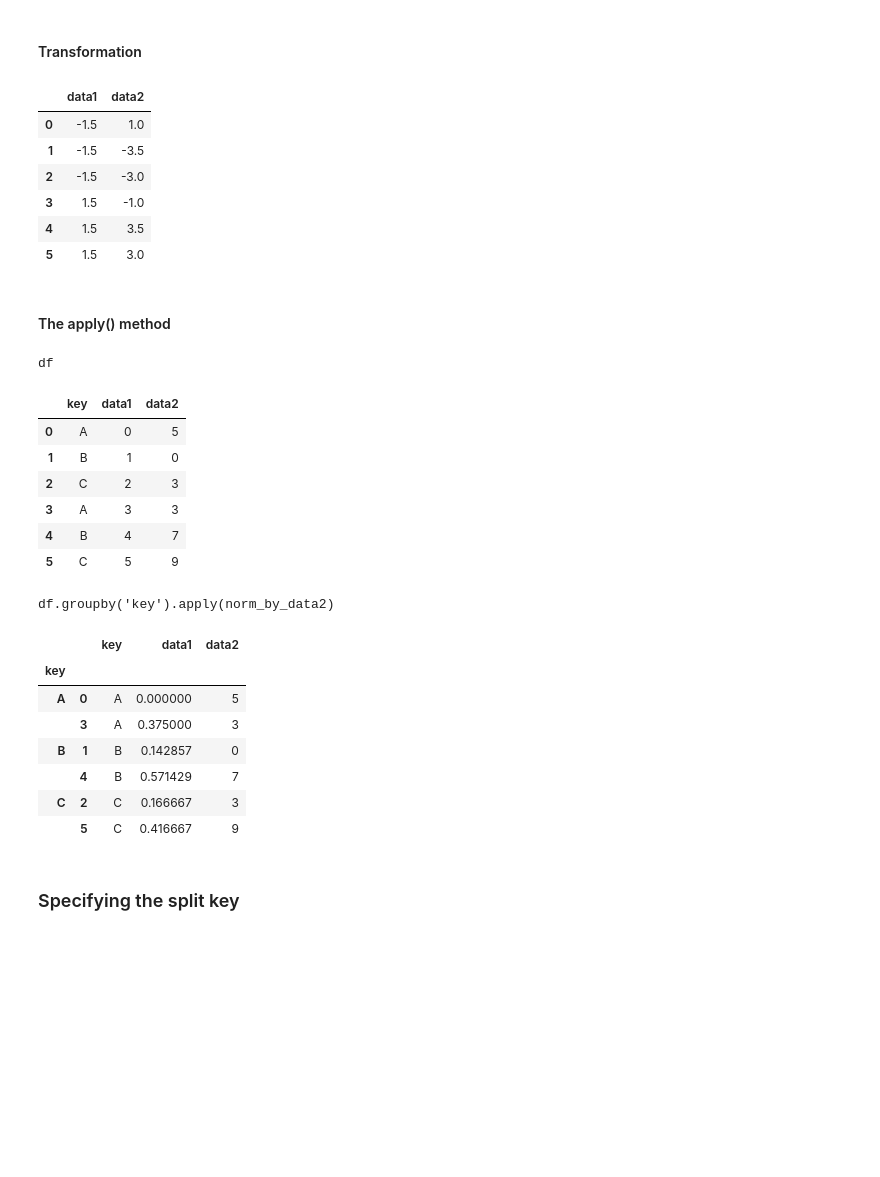
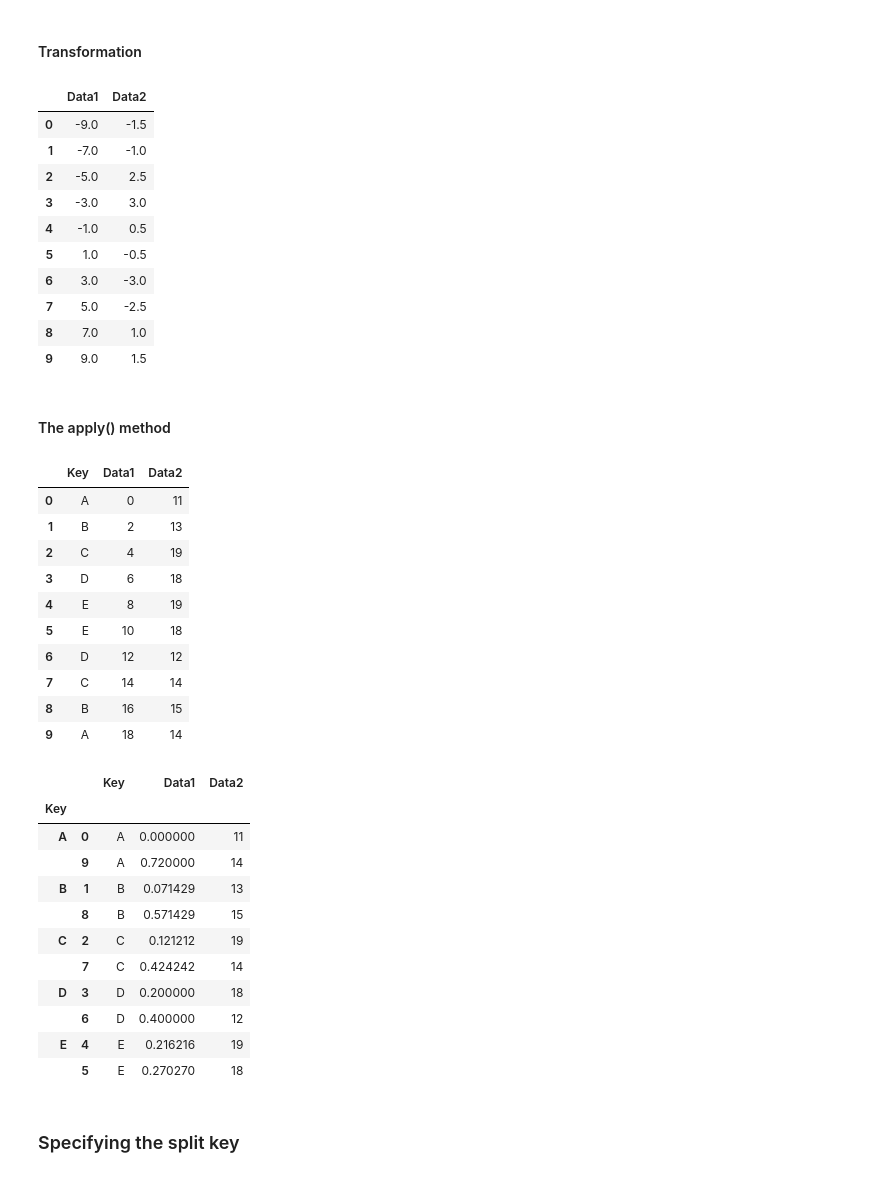
Before and after one commit to ZacharyCone7/SSE591_Week3, a Jupyter notebook: Week 3/Week 3 Examples.ipynb, the cells around one changed output. Saved outputs shown, nothing was run; the diff lists cells and outputs as text; code cells hidden in the pictures; blank space fills up the shorter version.

```diff
--- a/Week 3/Week 3 Examples.ipynb
+++ b/Week 3/Week 3 Examples.ipynb
@@ -1077,10 +976,10 @@ Length: 80, dtype: float64
 # %% [markdown]
 ### Aggregate, filter, transform, apply
 # %%
-rng = np.random.RandomState(0)
-df = pd.DataFrame({'key': ['A', 'B', 'C', 'A', 'B', 'C'],
-                   'data1': range(6),
-                   'data2': rng.randint(0, 10, 6)},
-                   columns = ['key', 'data1', 'data2'])
+rng = np.random.RandomState(99)
+df = pd.DataFrame({'Key': ['A', 'B', 'C', 'D', 'E', 'E', 'D', 'C', 'B', 'A'],
+                   'Data1': range(0, 20, 2),
+                   'Data2': rng.randint(10, 20, 10)},
+                   columns = ['Key', 'Data1', 'Data2'])
 df
 # %% [output]
@@ -1142,41 +1052,51 @@ df.groupby('key').filter(filter_func)
 # %% [markdown]
 #### Transformation
 # %%
-df.groupby('key').transform(lambda x: x - x.mean())
+df.groupby('Key').transform(lambda x: x - x.mean())
 # %% [output]
-|  | data1 | data2 |
-| 0 | -1.5 | 1.0 |
-| 1 | -1.5 | -3.5 |
-| 2 | -1.5 | -3.0 |
-| 3 | 1.5 | -1.0 |
-| 4 | 1.5 | 3.5 |
-| 5 | 1.5 | 3.0 |
+|  | Data1 | Data2 |
+| 0 | -9.0 | -1.5 |
+| 1 | -7.0 | -1.0 |
+| 2 | -5.0 | 2.5 |
+| 3 | -3.0 | 3.0 |
+| 4 | -1.0 | 0.5 |
+| 5 | 1.0 | -0.5 |
+| 6 | 3.0 | -3.0 |
+| 7 | 5.0 | -2.5 |
+| 8 | 7.0 | 1.0 |
+| 9 | 9.0 | 1.5 |
 # %% [markdown]
 #### The apply() method
 # %%
 def norm_by_data2(x):
     # x is a DataFrame of group values
-    x['data1'] /= x['data2'].sum()
+    x['Data1'] /= x['Data2'].sum()
     return x
 
-display('df', "df.groupby('key').apply(norm_by_data2)")
+display(df, df.groupby('Key').apply(norm_by_data2))
 # %% [output]
-df
-|  | key | data1 | data2 |
-| 0 | A | 0 | 5 |
-| 1 | B | 1 | 0 |
-| 2 | C | 2 | 3 |
-| 3 | A | 3 | 3 |
-| 4 | B | 4 | 7 |
-| 5 | C | 5 | 9 |
+|  | Key | Data1 | Data2 |
+| 0 | A | 0 | 11 |
+| 1 | B | 2 | 13 |
+| 2 | C | 4 | 19 |
+| 3 | D | 6 | 18 |
+| 4 | E | 8 | 19 |
+| 5 | E | 10 | 18 |
+| 6 | D | 12 | 12 |
+| 7 | C | 14 | 14 |
+| 8 | B | 16 | 15 |
+| 9 | A | 18 | 14 |
-df.groupby('key').apply(norm_by_data2)
-|  |  | key | data1 | data2 |
-| key |  |  |  |  |
-| A | 0 | A | 0.000000 | 5 |
-|  | 3 | A | 0.375000 | 3 |
-| B | 1 | B | 0.142857 | 0 |
-|  | 4 | B | 0.571429 | 7 |
-| C | 2 | C | 0.166667 | 3 |
-|  | 5 | C | 0.416667 | 9 |
+|  |  | Key | Data1 | Data2 |
+| Key |  |  |  |  |
+| A | 0 | A | 0.000000 | 11 |
+|  | 9 | A | 0.720000 | 14 |
+| B | 1 | B | 0.071429 | 13 |
+|  | 8 | B | 0.571429 | 15 |
+| C | 2 | C | 0.121212 | 19 |
+|  | 7 | C | 0.424242 | 14 |
+| D | 3 | D | 0.200000 | 18 |
+|  | 6 | D | 0.400000 | 12 |
+| E | 4 | E | 0.216216 | 19 |
+|  | 5 | E | 0.270270 | 18 |
 # %% [markdown]
 ### Specifying the split key
```
Also changed, not shown: parts of 72 cells of this notebook, 1 other file.
